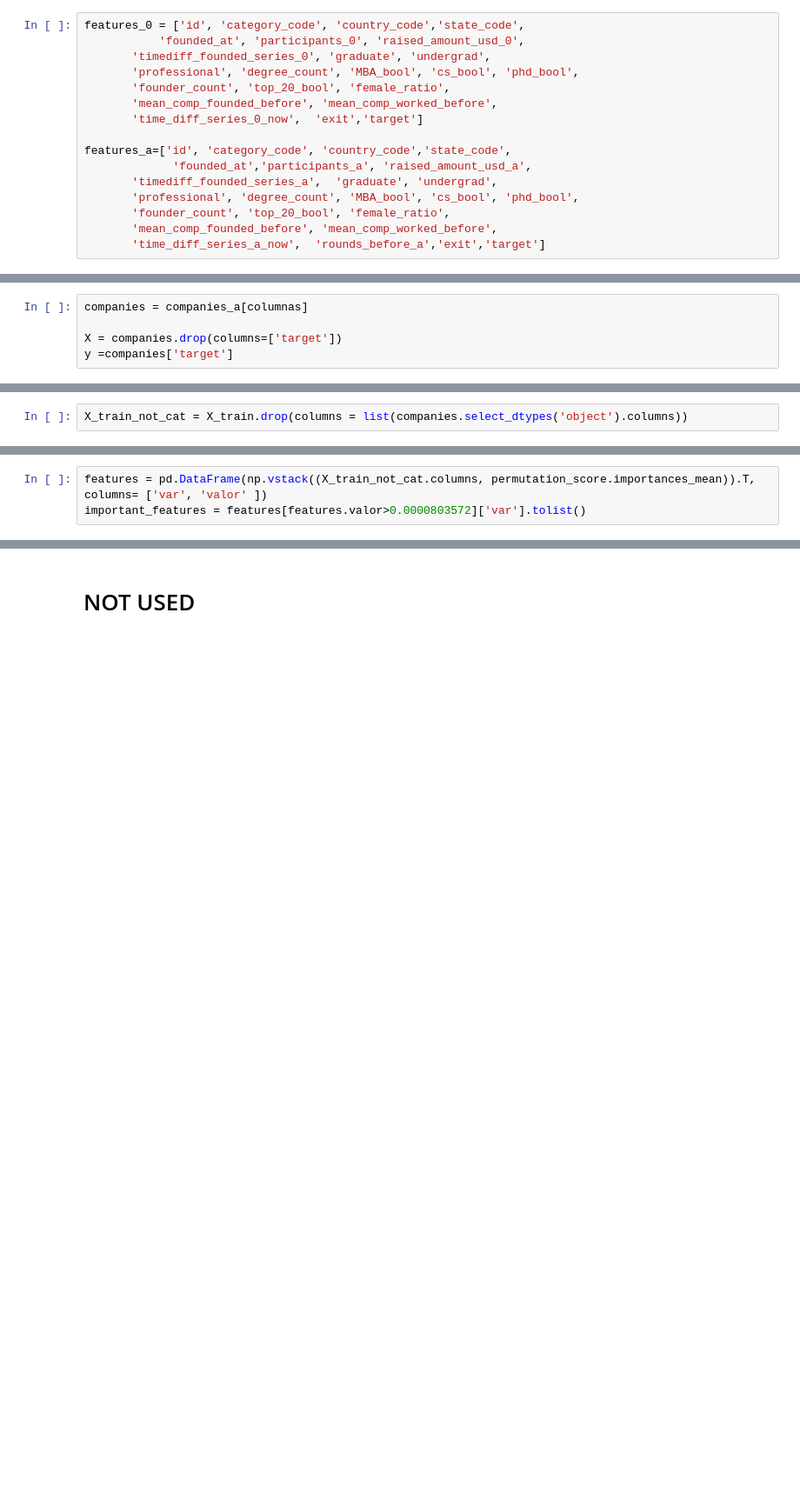
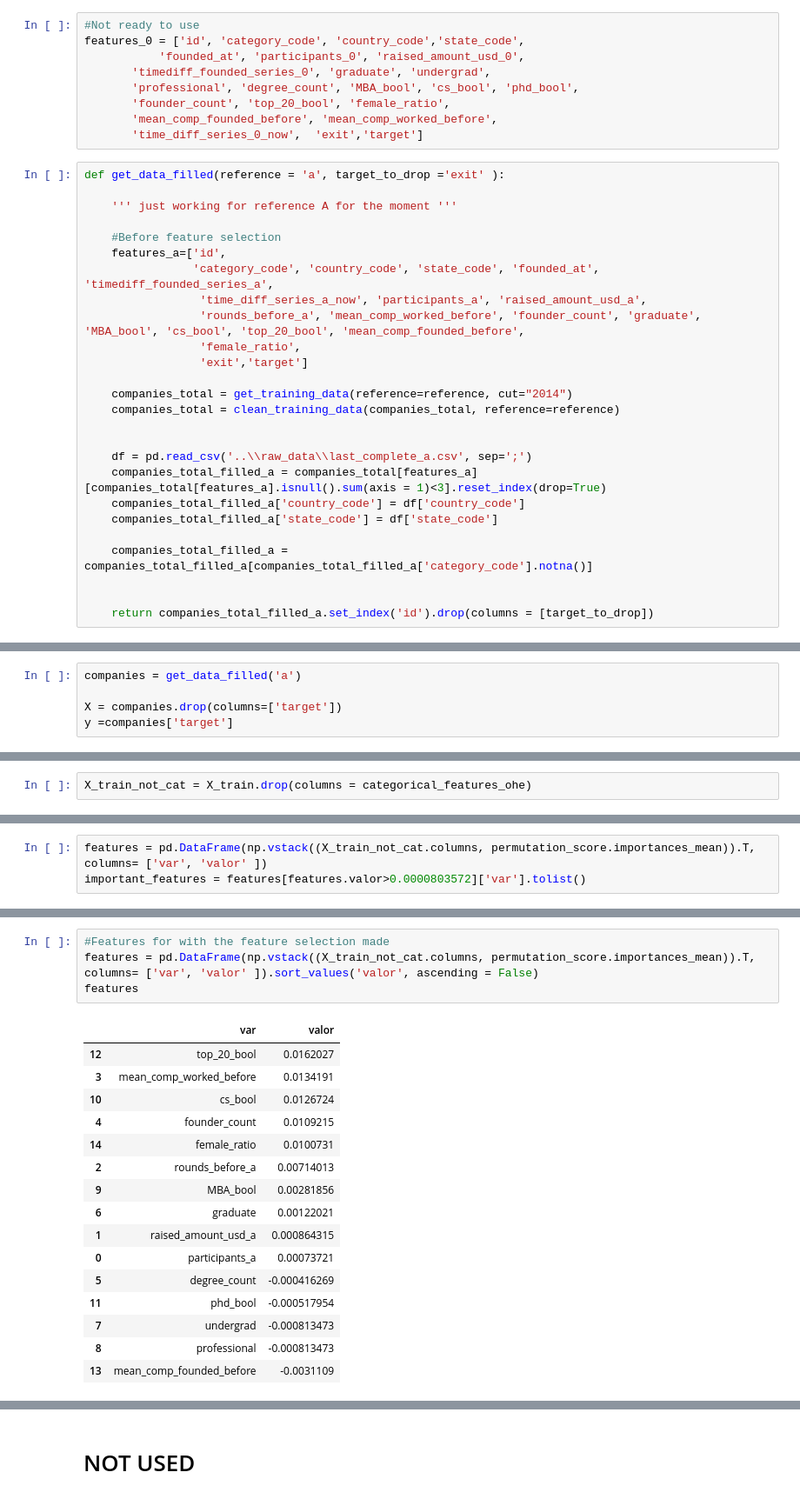
Before and after one commit to jojibou/invesscience, a Jupyter notebook: notebooks/Model.ipynb, the cells around one changed output, grey strips where cells are left out. Shown: that part at 87% size. Saved outputs shown, nothing was run; the diff lists cells and outputs as text; blank space fills up the shorter version.

Commit message:
ready to start choosing model

```diff
--- a/notebooks/Model.ipynb
+++ b/notebooks/Model.ipynb
@@ -212,4 +207,5 @@ sns.displot(data = companies_0, x="raised_amount_usd_0")
 # %%
+#Not ready to use
 features_0 = ['id', 'category_code', 'country_code','state_code',
            'founded_at', 'participants_0', 'raised_amount_usd_0',
        'timediff_founded_series_0', 'graduate', 'undergrad',
@@ -217,14 +213,32 @@ features_0 = ['id', 'category_code', 'country_code','state_code',
        'founder_count', 'top_20_bool', 'female_ratio',
        'mean_comp_founded_before', 'mean_comp_worked_before',
        'time_diff_series_0_now',  'exit','target']
-
-features_a=['id', 'category_code', 'country_code','state_code',
-             'founded_at','participants_a', 'raised_amount_usd_a',
-       'timediff_founded_series_a',  'graduate', 'undergrad',
-       'professional', 'degree_count', 'MBA_bool', 'cs_bool', 'phd_bool',
-       'founder_count', 'top_20_bool', 'female_ratio',
-       'mean_comp_founded_before', 'mean_comp_worked_before',
-       'time_diff_series_a_now',  'rounds_before_a','exit','target']
+# %%
+def get_data_filled(reference = 'a', target_to_drop ='exit' ):
+
+    ''' just working for reference A for the moment '''
+
+    #Before feature selection
+    features_a=['id',
+                'category_code', 'country_code', 'state_code', 'founded_at', 'timediff_founded_series_a',
+                 'time_diff_series_a_now', 'participants_a', 'raised_amount_usd_a',
+                 'rounds_before_a', 'mean_comp_worked_before', 'founder_count', 'graduate', 'MBA_bool', 'cs_bool', 'top_20_bool', 'mean_comp_founded_before',
+                 'female_ratio',
+                 'exit','target']
+
+    companies_total = get_training_data(reference=reference, cut="2014")
+    companies_total = clean_training_data(companies_total, reference=reference)
+
+
+    df = pd.read_csv('..\\raw_data\\last_complete_a.csv', sep=';')
+    companies_total_filled_a = companies_total[features_a][companies_total[features_a].isnull().sum(axis = 1)<3].reset_index(drop=True)
+    companies_total_filled_a['country_code'] = df['country_code']
+    companies_total_filled_a['state_code'] = df['state_code']
+
+    companies_total_filled_a = companies_total_filled_a[companies_total_filled_a['category_code'].notna()]
+
+
+    return companies_total_filled_a.set_index('id').drop(columns = [target_to_drop])
 # %% [markdown]
 ### Making Pipeline
 # %%
@@ -324,5 +310,5 @@ columnas = ['participants_a','participants_before_a','raised_amount_usd_a', 'rai
 # %%
-companies = companies_a[columnas]
+companies = get_data_filled('a')
 
 X = companies.drop(columns=['target'])
 y =companies['target']
@@ -337,7 +341,7 @@ pipeline.score(X_test, y_test)
 # %% [markdown]
 ## Feature Selection
 # %%
-X_train_not_cat = X_train.drop(columns = list(companies.select_dtypes('object').columns))
+X_train_not_cat = X_train.drop(columns = categorical_features_ohe)
 # %%
 from sklearn.inspection import permutation_importance
 pipeline.fit(X_train_not_cat, y_train)
@@ -352,0 +352,21 @@ columnas = important_features + categorical_features + ['target']
+# %%
+#Features for with the feature selection made
+features = pd.DataFrame(np.vstack((X_train_not_cat.columns, permutation_score.importances_mean)).T, columns= ['var', 'valor' ]).sort_values('valor', ascending = False)
+features
+# %% [output]
+|  | var | valor |
+| 12 | top_20_bool | 0.0162027 |
+| 3 | mean_comp_worked_before | 0.0134191 |
+| 10 | cs_bool | 0.0126724 |
+| 4 | founder_count | 0.0109215 |
+| 14 | female_ratio | 0.0100731 |
+| 2 | rounds_before_a | 0.00714013 |
+| 9 | MBA_bool | 0.00281856 |
+| 6 | graduate | 0.00122021 |
+| 1 | raised_amount_usd_a | 0.000864315 |
+| 0 | participants_a | 0.00073721 |
+| 5 | degree_count | -0.000416269 |
+| 11 | phd_bool | -0.000517954 |
+| 7 | undergrad | -0.000813473 |
+| 8 | professional | -0.000813473 |
+| 13 | mean_comp_founded_before | -0.0031109 |
```
Also changed, not shown: parts of 16 cells of this notebook, 4 other files.
